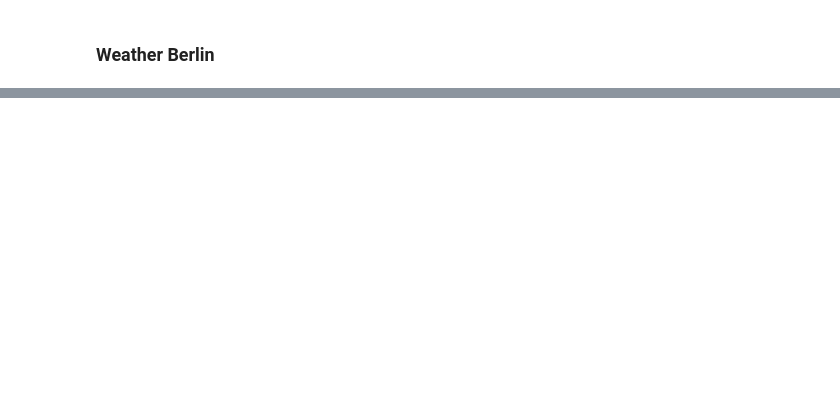
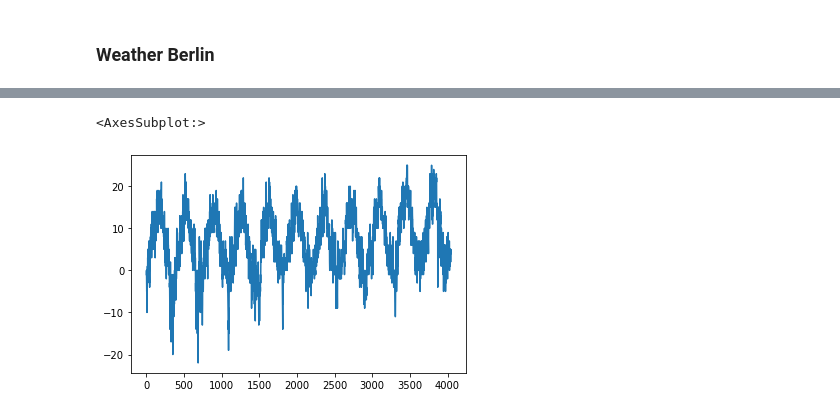
Before and after one commit to hkiefer/mempred, a Jupyter notebook: example/Memory_Extraction.ipynb, the cells around one changed output, grey strips where cells are left out. Cells and saved outputs as stored; diff of their text form; code cells hidden in the pictures; blank space fills up the shorter version.

```diff
--- a/example/Memory_Extraction.ipynb
+++ b/example/Memory_Extraction.ipynb
@@ -65 +56,7 @@ data['DewPointC'].plot()
+# %%
+
+data['mintempC'].plot()
+# %% [output]
+<AxesSubplot:>
+[figure, added]
 # %%
```
Also changed, not shown: parts of 11 cells of this notebook, 44 other files.
